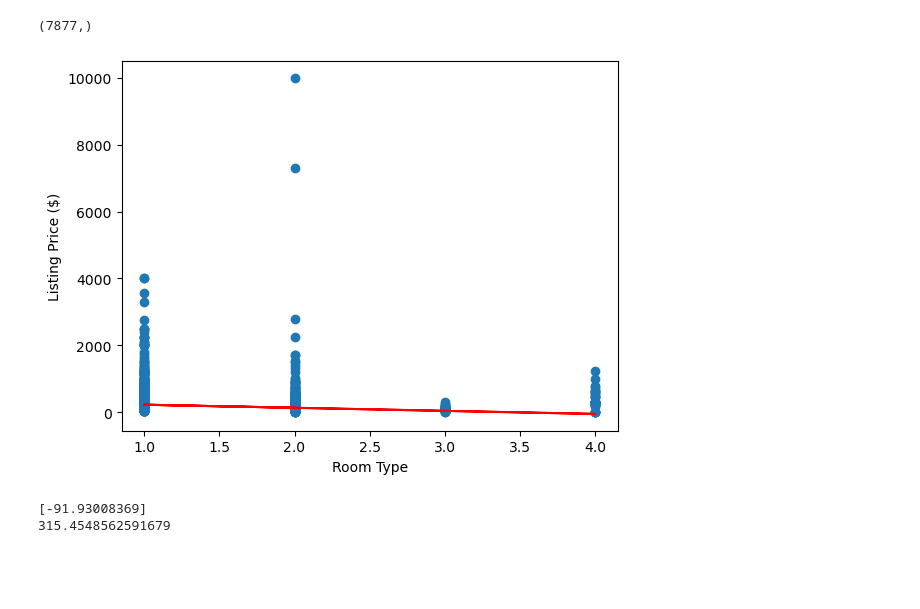
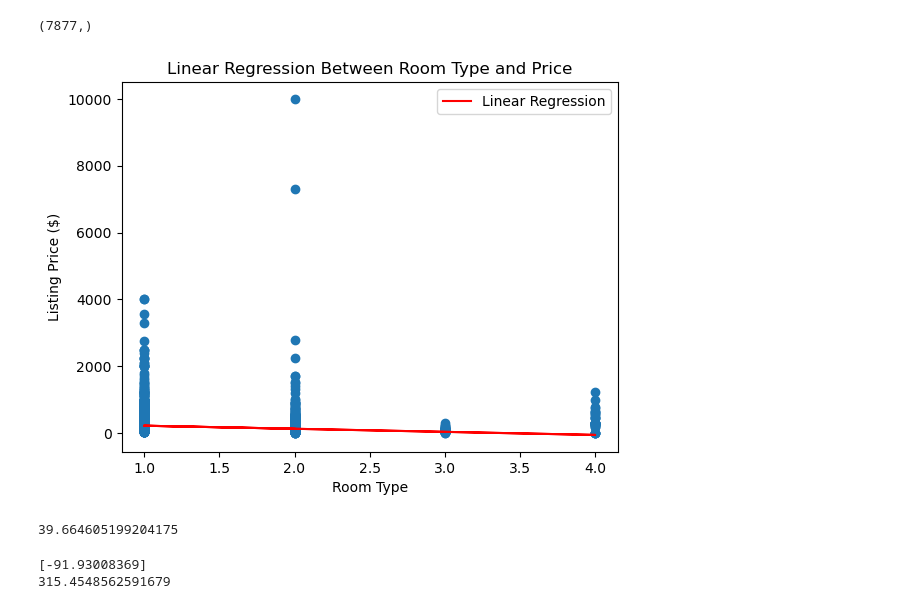
Before and after one commit to lkachury/airbnb_final_project, a Jupyter notebook: Machine_Learning.ipynb, the cells around one changed output. Saved outputs shown, nothing was run; the diff lists cells and outputs as text; code cells hidden in the pictures; blank space fills up the shorter version.

```diff
--- a/Machine_Learning.ipynb
+++ b/Machine_Learning.ipynb
@@ -224,12 +276,19 @@ print(y_pred.shape)
 # %% [output]
 (7877,)
 # %%
-# Plot the predictions as a red line against the data point
+# Plot the predictions as a red line against the data points
 plt.scatter(X_test, Y_test)
+plt.title("Linear Regression Between Room Type and Price")
 plt.xlabel("Room Type")
 plt.ylabel("Listing Price ($)")
-plt.plot(X_test, y_pred, color='red')
+plt.plot(X_test, y_pred, label='Linear Regression', color='red')
+plt.legend()
 plt.show()
 # %% [output]
-[figure, old version]
+[figure, new version]
+# %%
+# Run a prediction on the model (ie. Price for Room Type 3 "Shared room")
+model.predict(np.array([[3]]))[0]
+# %% [output]
+39.664605199204175
 # %%
```
Also changed, not shown: parts of 79 cells of this notebook, 1 other file.
